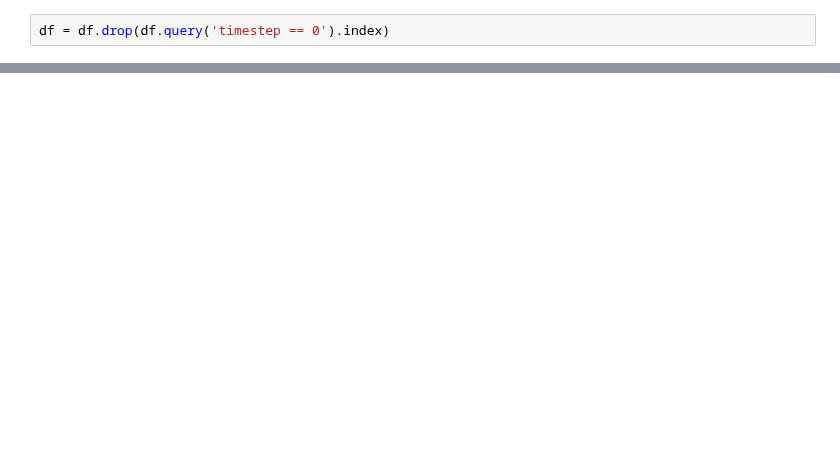
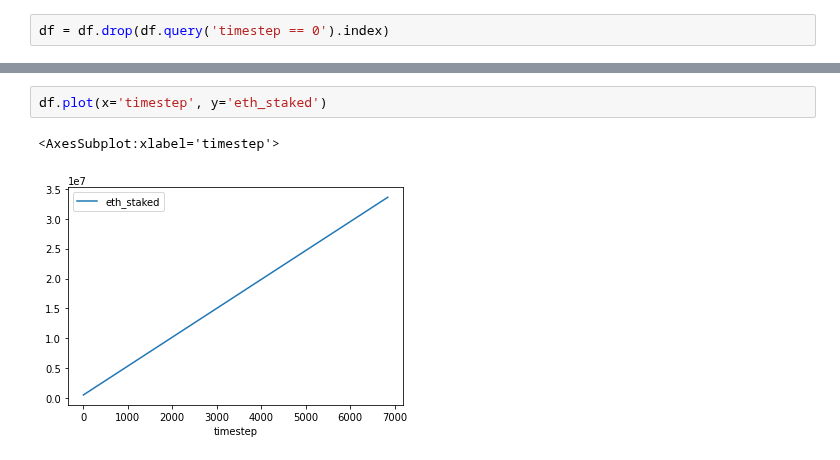
Before and after one commit to CADLabs/ethereum-economic-model, a Jupyter notebook: scratchpad.ipynb, the cells around one changed output, grey strips where cells are left out. Cells and saved outputs as stored; diff of their text form; blank space fills up the shorter version.

```diff
--- a/scratchpad.ipynb
+++ b/scratchpad.ipynb
@@ -39,3 +44,8 @@ df.plot(x='timestep', y='supply_inflation')
+# %%
+df.plot(x='timestep', y='eth_staked')
+# %% [output]
+<AxesSubplot:xlabel='timestep'>
+[figure, added]
 # %%
 df.plot.area(x='timestep', y=['ffg_source_reward', 'ffg_target_reward', 'ffg_head_reward', 'block_attester_reward', 'block_proposer_reward'])
 # %% [output]
```
Also changed, not shown: parts of 7 cells of this notebook, 7 other files.
